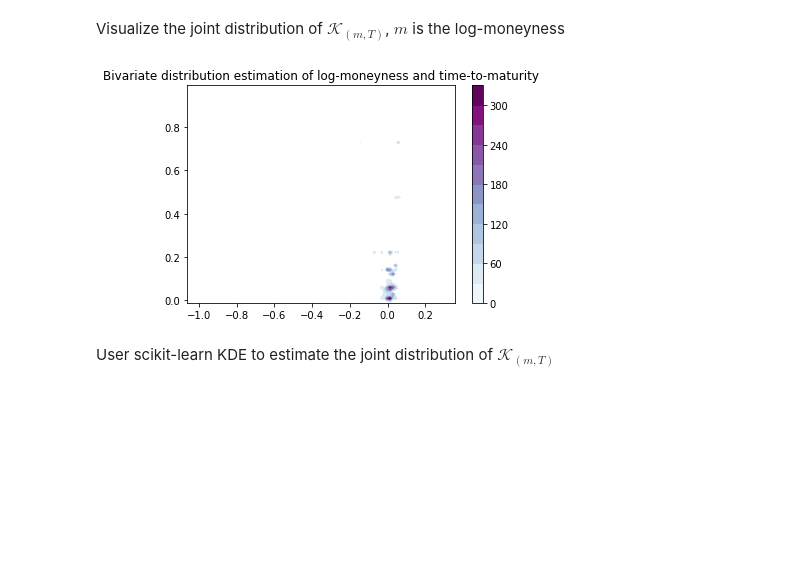
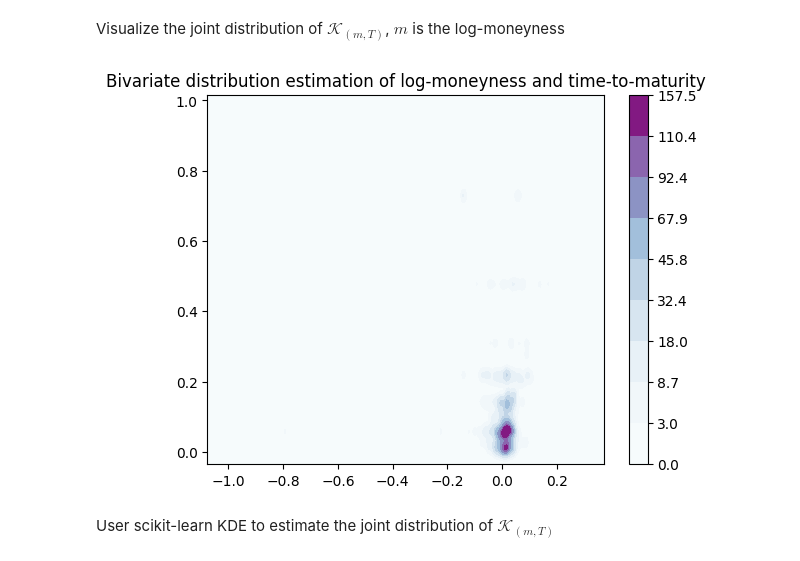
Before and after one commit to Greenmilkvvv/Calibrating-Rough-Volatility-Models-with-Deep-Learning, a Jupyter notebook: SPX-Parser.ipynb, the cells around one changed output. Drawn from its saved outputs; the diff is of its cells as text; code cells hidden in the pictures; blank space fills up the shorter version.

```diff
--- a/SPX-Parser.ipynb
+++ b/SPX-Parser.ipynb
@@ -206,11 +206,12 @@ Visualize the joint distribution of $\mathcal{K}_{(m, T)}$, $m$ is the log-money
 # %%
 fig, ax = plt.subplots()
 ax.set_title("Bivariate distribution estimation of log-moneyness and time-to-maturity")
 x = interests['Log Moneyness'].values
 y = interests['Time to Maturity (years)'].values
-ax = sns.kdeplot(x, y, cbar=True, shade=True, shade_lowest=False, cmap='BuPu')
+ax = sns.kdeplot(x=x, y=y, cbar=True, fill=True, thresh=0, cmap='BuPu')
+# sns.jointplot(x=x, y=y, kind='kde', cmap='BuPu')
 # %% [output]
-[figure, old version]
+[figure, new version]
 # %% [markdown]
 User scikit-learn KDE to estimate the joint distribution of $\mathcal{K}_{(m,T)}$
 # %%
```
Also changed, not shown: parts of 7 cells of this notebook.
